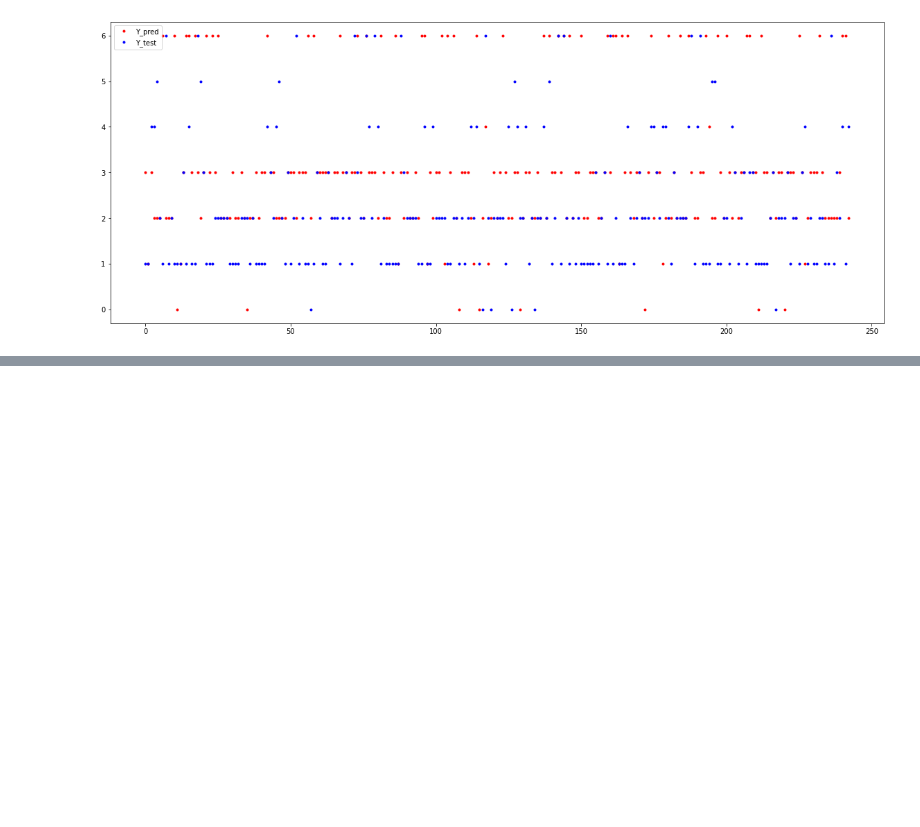
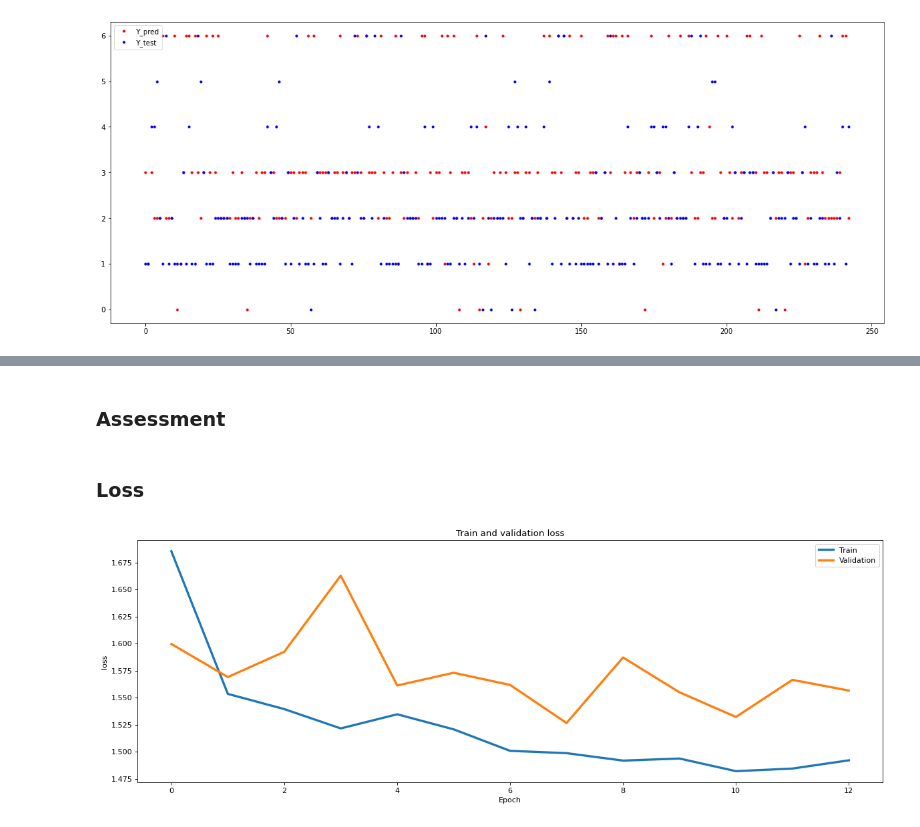
Before and after one commit to Majid-Sohrabi/PINN-medical-diagnostic, a Jupyter notebook: PINN-medical-diagnostic.ipynb, the cells around one changed output, grey strips where cells are left out. Cells and saved outputs as stored; diff of their text form; code cells hidden in the pictures; blank space fills up the shorter version.

Commit message:
pre trained model added

```diff
--- a/PINN-medical-diagnostic.ipynb
+++ b/PINN-medical-diagnostic.ipynb
@@ -230,0 +350,2 @@ plt.legend([ 'Y_pred', 'Y_test'])
+# %%
+base_model = InceptionV3(weights='imagenet', include_top=False)
@@ -230,0 +356,20 @@ plt.legend([ 'Y_pred', 'Y_test'])
+# %%
+groups = ['0', '1', '2', '3', '4', '5', '6']
+num_classes = len(groups)
+
+x = base_model.output
+x = GlobalAveragePooling2D()(x)
+x = Dropout(0.5)(x)
+x = Dense(64, activation='relu')(x)
+x = Dense(32, activation='relu')(x)
+predictions = Dense(num_classes, activation='softmax')(x)
+model = Model(inputs=base_model.input, outputs=predictions)
+for layer in base_model.layers:
+    layer.trainable = False
+
+model.compile(optimizer='rmsprop', loss='categorical_crossentropy',metrics=["accuracy"])
+# %%
+history = model.fit_generator(train_generator,
+        epochs=100,
+        validation_data=validation_generator,
+        callbacks=[EarlyStopping(monitor='val_loss', mode='min', verbose=1, patience=5)])
@@ -230,0 +430,19 @@ plt.legend([ 'Y_pred', 'Y_test'])
+# %% [markdown]
+### Assessment
+# %%
+model = keras.models.load_model(f"{dir_path}/model.h5")
+with open(f"{dir_path}/History.pkl",'r') as file:
+    history = eval(file.read().replace('"',"").replace("\'","'"))
+# %% [markdown]
+### Loss
+# %%
+plt.figure(num=None, figsize=(18, 6), dpi=80, facecolor='w', edgecolor='k')
+plt.plot(history['loss'],linewidth=3)
+plt.plot(history['val_loss'],linewidth=3)
+plt.title(f'Train and validation loss')
+plt.ylabel('loss')
+plt.xlabel('Epoch')
+plt.legend(['Train','Validation'])
+plt.show()
+# %% [output]
+[figure, added]
```
Also changed, not shown: parts of 28 cells of this notebook.
